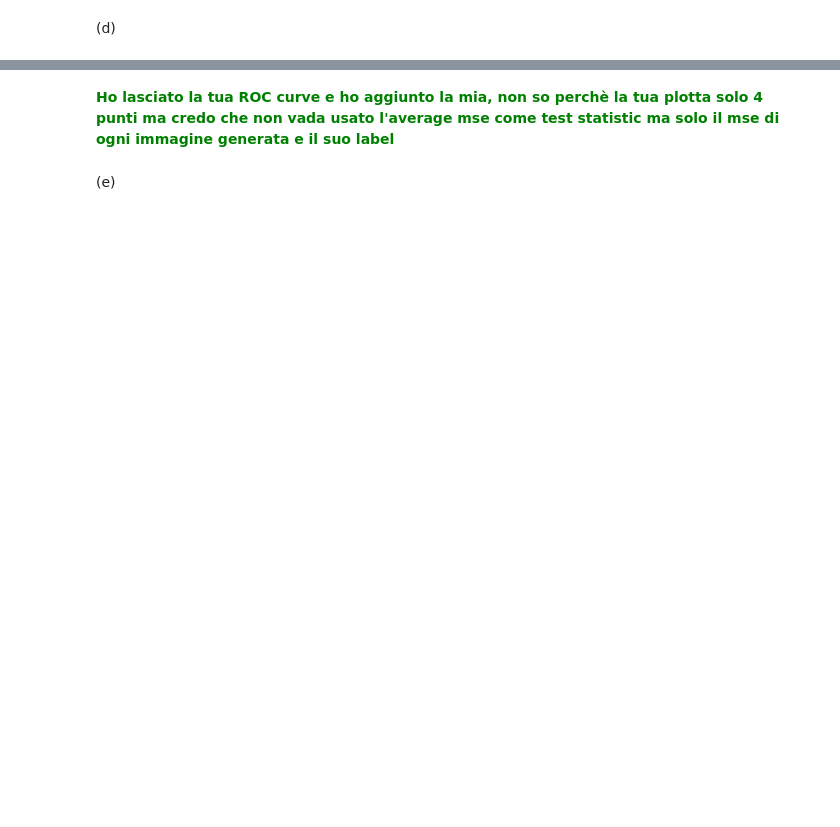
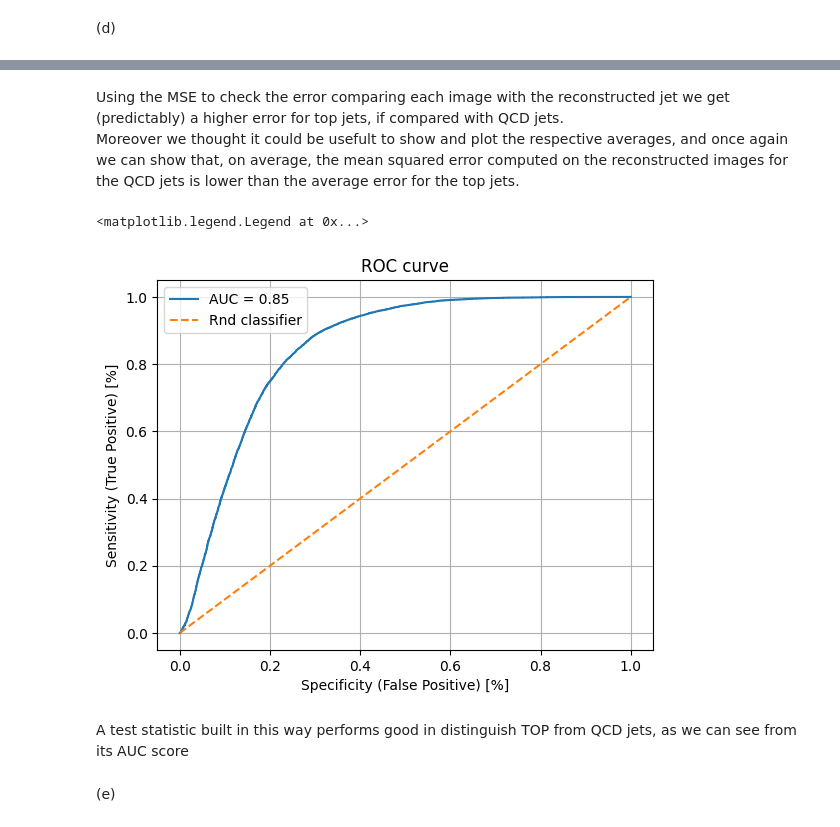
Before and after one commit to S3gmentati0nFault/autoencoders, a Jupyter notebook: sheet08.ipynb, the cells around one changed output, grey strips where cells are left out. Saved outputs shown, nothing was run; the diff lists cells and outputs as text; code cells hidden in the pictures; blank space fills up the shorter version.

```diff
--- a/sheet08.ipynb
+++ b/sheet08.ipynb
@@ -433,31 +471,39 @@ plt.show()
-# %% [markdown]
-<div style="color: green; font-weight:
-bold"> Ho lasciato la tua ROC curve e ho aggiunto la mia, non so perchè la tua plotta solo 4 punti ma credo che non vada usato l'average mse come test statistic ma solo il mse di ogni immagine generata e il suo label </div>
+# %% [markdown]
+Using the MSE to check the error comparing each image with the reconstructed jet we get (predictably) a higher error for top jets, if compared with QCD jets.<br>
+Moreover we thought it could be usefult to show and plot the respective averages, and once again we can show that, on average, the mean squared error computed on the reconstructed images for the QCD jets is lower than the average error for the top jets.
 # %%
-from sklearn.metrics import roc_curve
+from sklearn.metrics import roc_curve , roc_auc_score
 
 qcd_mse = np.array(qcd_mse)
 top_mse = np.array(top_mse)
 jets_mse = np.concatenate((qcd_mse,top_mse), axis=None)
 jets_mse.size
 
 label_jets = []
 
 for i in range(qcd_mse.size):
     label_jets.append(0)
 
 for i in range(top_mse.size):
     label_jets.append(1)
 
 label_jets = np.array(label_jets)
 
-
+rnd_class = np.linspace(0, 1, 100)
 fpr, tpr, th = roc_curve(label_jets,jets_mse)
+auc_score = roc_auc_score(label_jets,jets_mse)
 plt.title('ROC curve')
 plt.xlabel('Specificity (False Positive) [%]')
 plt.ylabel('Sensitivity (True Positive) [%]')
 plt.grid()
-plt.plot(fpr*100, tpr*100, c="darkcyan")
+plt.plot(fpr, tpr, label=f'AUC = {auc_score:.2f}' )
+plt.plot(rnd_class, rnd_class, '--', label='Rnd classifier')
+plt.legend()
+# %% [output]
+<matplotlib.legend.Legend at 0x...>
+[figure, added]
+# %% [markdown]
+A test statistic built in this way performs good in distinguish TOP from QCD jets, as we can see from its AUC score
 # %% [markdown]
 (e)
 # %%
```
Also changed, not shown: parts of 32 cells of this notebook.
